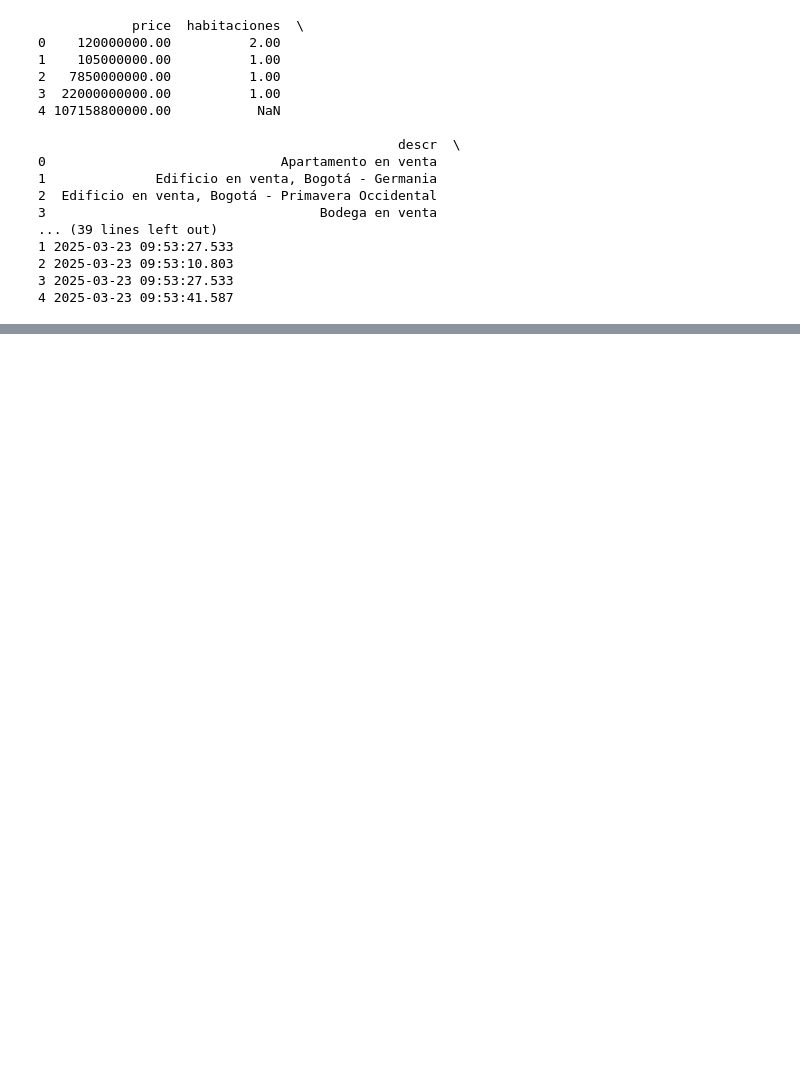
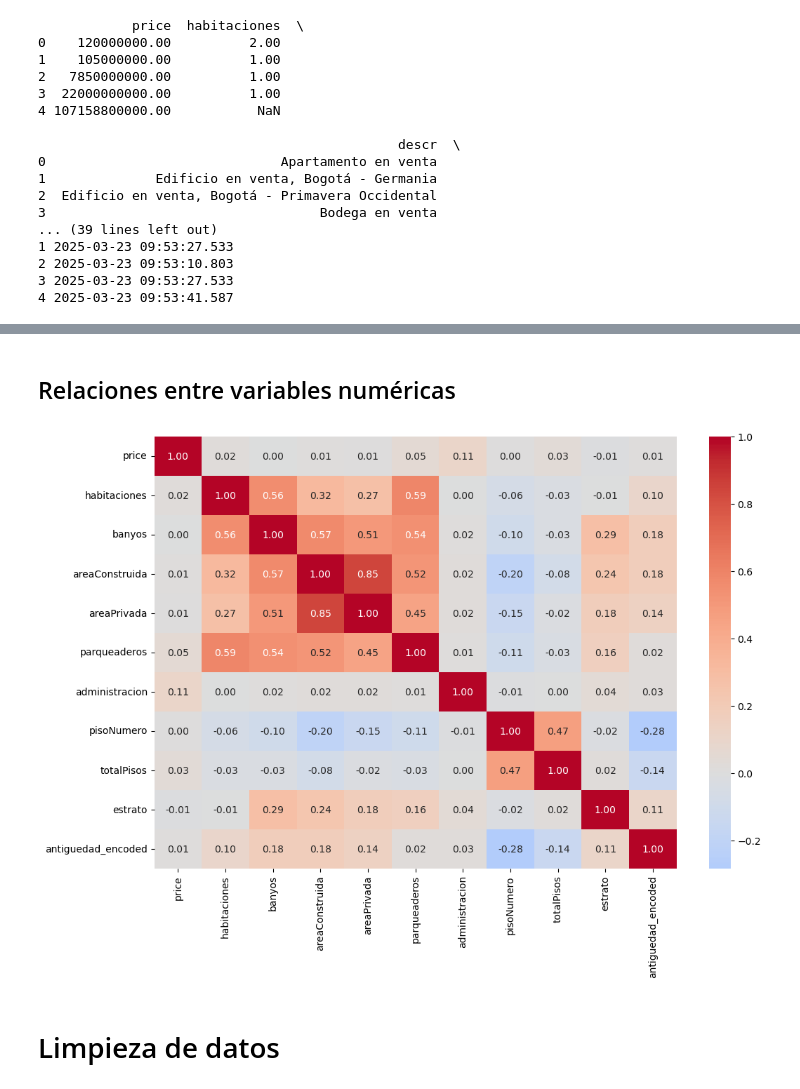
Before and after one commit to andresporras3423/notebooks, a Jupyter notebook: analyze_data_inmuebles.ipynb, the cells around one changed output, grey strips where cells are left out. Saved outputs shown, nothing was run; the diff lists cells and outputs as text; code cells hidden in the pictures; blank space fills up the shorter version.

```diff
--- a/analyze_data_inmuebles.ipynb
+++ b/analyze_data_inmuebles.ipynb
@@ -107,0 +185,24 @@ summary_statistics
+# %%
+print(df_nuevo["antiguedad"].unique())
+# Diccionario de codificación
+map_antiguedad = {
+    "menor a 1 año": 0,
+    "1 a 8 años": 1,
+    "9 a 15 años": 2,
+    "16 a 30 años": 3,
+    "más de 30 años": 4,
+    "¡Pregúntale!": None
+}
+
+# Reemplazar valores vacíos por NaN
+df_nuevo["antiguedad"] = df_nuevo["antiguedad"].replace('', np.nan)
+
+# Aplicar codificación
+df_nuevo["antiguedad_encoded"] = df_nuevo["antiguedad"].map(map_antiguedad)
+
+# Imputar valores faltantes con la moda
+moda = df_nuevo["antiguedad_encoded"].mode()[0]
+df_nuevo["antiguedad_encoded"].fillna(moda, inplace=True)
+
+# Asegúrate de que la columna esté en tipo numérico
+print(df_nuevo["antiguedad_encoded"].unique())
@@ -108 +244,20 @@ summary_statistics
+# %% [markdown]
+## Relaciones entre variables numéricas
+# %%
+numerics = [num for num in df_nuevo.columns if clasificar_variable(df_nuevo[num].dtype)=='Numérica' and num!="id"]
+
+def corr_matrix(df_):
+    # Assuming df_hotels_booking is your DataFrame and 'numerics' is a list of numeric columns
+    correlation_matrix = df_.corr()
+    # Set up the matplotlib figure
+    plt.figure(figsize=(12, 8))
+    # Draw the heatmap with the mask and correct aspect ratio
+    sns.heatmap(correlation_matrix, annot=True, fmt=".2f", cmap='coolwarm', center=0)
+    plt.show()  # display the heatmap
+
+corr_matrix(df_nuevo[numerics])
+# %% [output]
+[figure, added]
+# %% [markdown]
+# Limpieza de datos
 # %%
```
Also changed, not shown: parts of 82 cells of this notebook, 4 other files.
